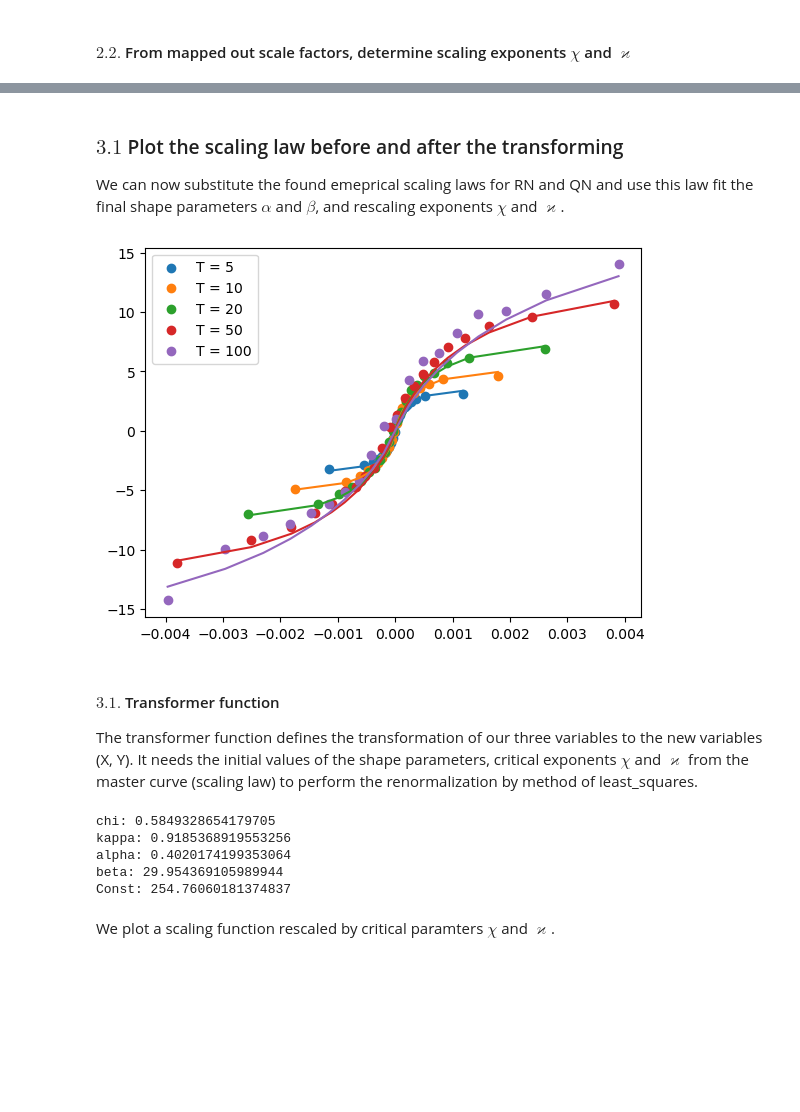
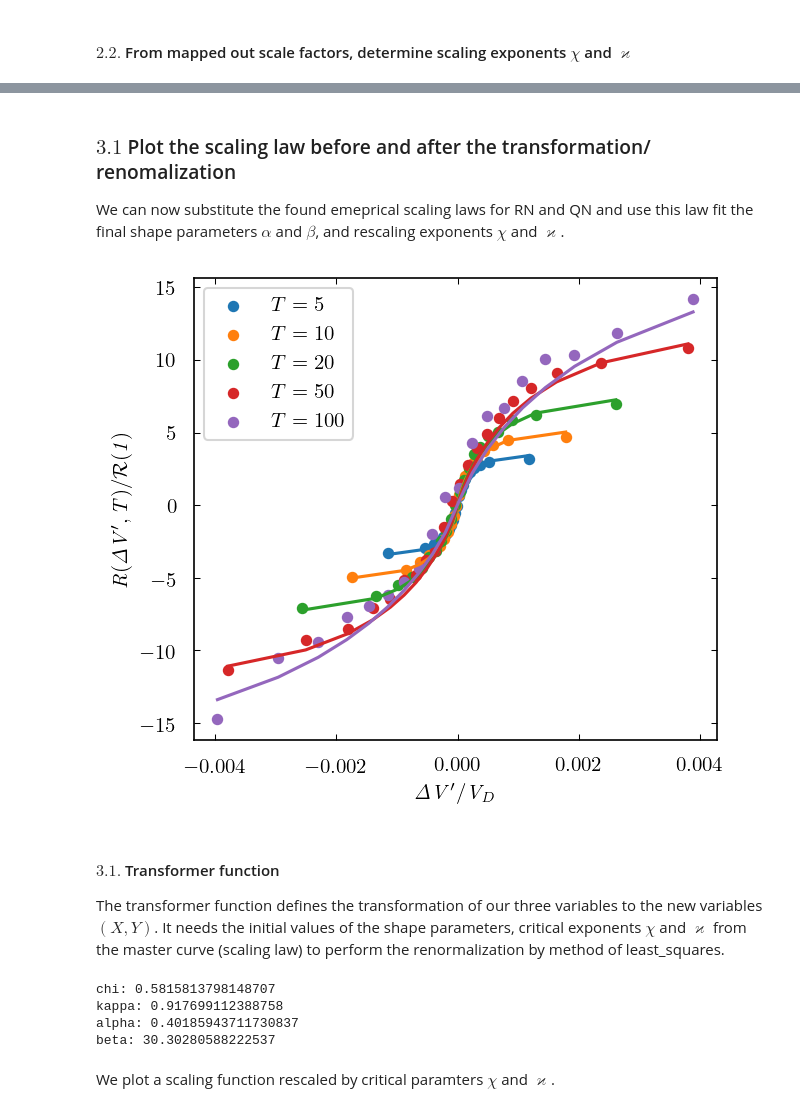
Before and after one commit to anabugaenko/market_impact, a Jupyter notebook: notebooks/lsa.ipynb, the cells around one changed output, grey strips where cells are left out. Cells and saved outputs as stored; diff of their text form; code cells hidden in the pictures; blank space fills up the shorter version.

```diff
--- a/notebooks/lsa.ipynb
+++ b/notebooks/lsa.ipynb
@@ -54,5 +82,5 @@ display(tsla_orderbook_states)
  We first coarse-grain this data into different bin sizes, we marginalize over microscopic degrees of freedom in the system to yield an effective coarse-grained description at long distances.
 # %%
-aggregate_features = compute_aggregate_features(tsla_orderbook_states, BIN_SIZE)
+aggregate_features = compute_aggregate_features(aapl_orderbook_states, BIN_SIZE)
 display(aggregate_features)
 # %% [output]
@@ -99,5 +129,5 @@ In order to determine the shape paremeters, the shape, the scaling form $R(\Delt
 # %%
-alpha, beta = find_shape_parameters(normalized_data)
+alpha, beta = find_shape_parameters(normalized_data, reflect_y=False)
 print(f'alpha: {alpha}')
 print(f'beta: {beta}')
 # %% [output]
@@ -110,4 +140,4 @@ In order to determine the scaling hehaviour and rescaling exponents $\chi$ and $
 # %%
-RN_series, QN_series, RN_fit_object, QN_fit_object, fit_results_per_lag = find_scale_factors(normalized_data, alpha=alpha, beta=beta)
+RT_series, VT_series, RT_fit_object, VT_fit_object, fit_results_per_lag = find_scale_factors(normalized_data, alpha=alpha, beta=beta, reflect_y=False, imbalance_column="volume_imbalance")
 # %%
 # Plot scale factors RN and QN
@@ -172,65 +218,81 @@ Power law vs. powerlaw_with_exp_svf
 # %% [markdown]
-### $3.1$ Plot the scaling law before and after the transforming
+### $3.1$ Plot the scaling law before and after the transformation/ renomalization
 
 We can now substitute the found emeprical scaling laws for RN and QN and use this law fit the final shape parameters $\alpha$ and $\beta$, and rescaling exponents $\chi$ and $\varkappa$.
 # %%
-from market_impact.response_functions.fss import fit_scaling_law
-from market_impact.response_functions.functional_form import scaling_function, scaling_law
+from market_impact.fss import fit_scaling_form, fit_scaling_law
+from market_impact.functional_form import scaling_function, scaling_form, scaling_law
 
 # Plot final rescaled functions
-OBSERVATION_WINDOWS = [x for x in OBSERVATION_WINDOWS if x in QN_series['x_values'].values]
+OBSERVATION_WINDOWS = [x for x in OBSERVATION_WINDOWS if x in VT_series['x_values'].values]
 
 # Smooth data for plotting purposes
 smoothed_data = smooth_outliers(normalized_data.copy())
 
 fit_param = {}
 for T in OBSERVATION_WINDOWS:
-    data = normalized_data[normalized_data['T']==T][["T", "vol_imbalance", "R"]]
-    data.replace([np.inf, -np.inf], np.nan, inplace=True)
+    data = normalized_data[normalized_data['T']==T][["T", "volume_imbalance", "R"]]
+    data.replace([np.inf, -np.inf], np.nan, inplace=False)
     data.dropna(inplace=True)
 
     binned_data = bin_data_into_quantiles(data, q=len(BIN_SIZE), duplicates="drop")
 
     T_values = binned_data['T'].values
-    vol_imbalance_values = binned_data['vol_imbalance'].values
+    volume_imbalance = binned_data['volume_imbalance'].values
     R_values = binned_data['R'].values
 
-    params = fit_scaling_law(T_values, vol_imbalance_values, R_values)
+    params = fit_scaling_form(T_values, volume_imbalance, R_values, reflect_y=False)
     fit_param[T] = params
 # %%
+fig = plt.figure(figsize=(4.5, 4))
+ax = fig.gca()
 
 for T, param in fit_param.items():
     params = fit_param[T]
-    data = smoothed_data[smoothed_data['T']==T][["vol_imbalance", "T", "R"]]
+    data = smoothed_data[smoothed_data['T']==T][["volume_imbalance", "T", "R"]]
     binned_data = bin_data_into_quantiles(data, q=21, duplicates="drop")
 
     T_values = binned_data['T'].values
-    vol_imbalance_values = binned_data['vol_imbalance'].values
+    imbalance_values = binned_data['volume_imbalance'].values
     R_values = binned_data['R'].values
 
     # Orderflow imbalance
-    orderflow_imbalance = pd.DataFrame({'T': T_values, 'vol_imbalance': vol_imbalance_values})
+    orderflow_imbalance = pd.DataFrame({'T': T_values, 'imbalance': imbalance_values})
 
     # Compute the model prediction
-    model_predictions = scaling_law(orderflow_imbalance, *params)
+    model_predictions = scaling_form(orderflow_imbalance, *params)
 
-    plt.scatter(vol_imbalance_values, R_values, label=f"T = {T}")
-    plt.plot(vol_imbalance_values, model_predictions)
-    plt.legend()
+    # Plotting
+    plt.scatter(imbalance_values, R_values, label=f"T = {T}",  s=20)
+    plt.plot(imbalance_values, model_predictions)
+
+    ax.minorticks_off()
+    xlabel = r"$\it{\Delta V^\prime/V_{D}}$"
+    ylabel = r"$\it{R(\Delta V^\prime,T)/\mathcal{R}(1)}$"
+    plt.xlabel(xlabel, fontsize=10)
+    plt.ylabel(ylabel, fontsize=10)
+    ax.tick_params(bottom=True, top=True, left=True, right=True, direction="in", width=0.5, size=3)
+
+
+legend = ax.legend(markerfirst=True)
+for indx,T in enumerate(fit_param.keys()):
+    legend.get_texts()[indx].set_text(f"$T = {int(T)}$")
+
+legend.markerscale = .1
+#legend.get_frame().set_edgecolor('w')
 # %% [output]
-[figure, old version]
+[figure, new version]
 # %% [markdown]
 #### $3.1.$ Transformer function
-
-The transformer function defines the transformation of our three variables to the new variables (X, Y). It needs the initial values of the shape parameters,  critical exponents $\chi$ and $\varkappa$ from the master curve (scaling law) to perform the renormalization by method of least_squares.
+The transformer function defines the transformation of our three variables to the new variables $(X, Y)$. It needs the initial values of the shape parameters, critical exponents $\chi$ and $\varkappa$ from the master curve (scaling law) to perform the renormalization by method of least_squares.
 # %%
 # Prepare the data for fitting
 T_values = normalized_data['T'].values
-vol_imbalance_values = normalized_data['vol_imbalance'].values
+volume_imbalance_values = normalized_data['volume_imbalance'].values
 R_values = normalized_data['R'].values
 
 # Fit data for all Ts
-master_curve_param = fit_scaling_law(T_values, vol_imbalance_values, R_values)
+master_curve_param = fit_scaling_law(T_values, volume_imbalance_values, R_values, reflect_y=False)
 
 # Retrieve optimized parameters as constants
 CHI, KAPPA, ALPHA, BETA, CONST = master_curve_param
@@ -238,12 +300,8 @@ print(f'chi: {CHI}')
 print(f'kappa: {KAPPA}')
 print(f'alpha: {ALPHA}')
 print(f'beta: {BETA}')
-print(f'Const: {CONST}')
-
-rescaled_params = transform(smoothed_data, master_curve_param, OBSERVATION_WINDOWS)
 # %% [output]
-chi: 0.5849328654179705
-kappa: 0.9185368919553256
-alpha: 0.4020174199353064
-beta: 29.954369105989944
-Const: 254.76060181374837
+chi: 0.5815813798148707
+kappa: 0.917699112388758
+alpha: 0.40185943711730837
+beta: 30.30280588222537
```
Also changed, not shown: parts of 26 cells of this notebook, 17 other files.
